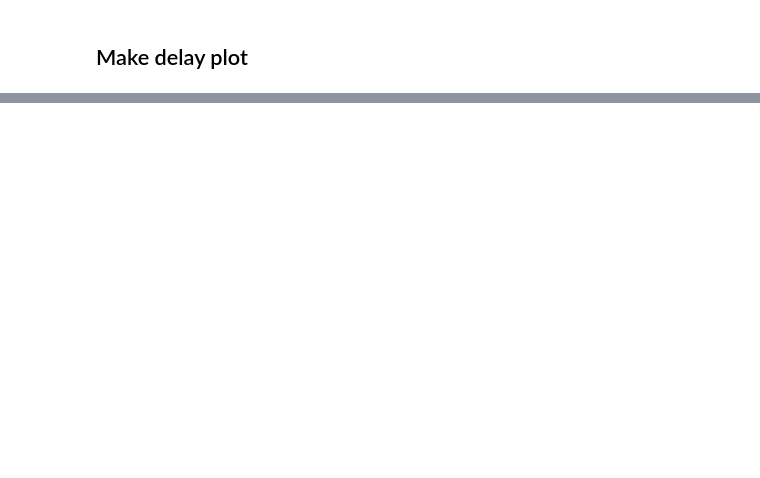
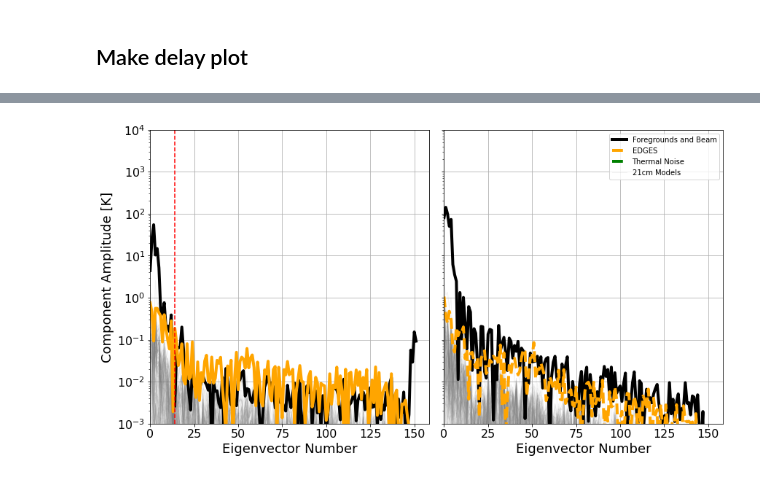
Before and after one commit to christianhbye/eigsep_misc, a Jupyter notebook: mock_vivaldi_analysis/mock_vivaldi_analysis_CHB.ipynb, the cells around one changed output, grey strips where cells are left out. Cells and saved outputs as stored; diff of their text form; code cells hidden in the pictures; blank space fills up the shorter version.

```diff
--- a/mock_vivaldi_analysis/mock_vivaldi_analysis_CHB.ipynb
+++ b/mock_vivaldi_analysis/mock_vivaldi_analysis_CHB.ipynb
@@ -156,10 +173,2 @@ plt.colorbar()
 # %% [markdown]
 ## Interpolate 21cm Models
-# %%
-# interpolate models to beam frequencies
-overlapping_nu_beams = (freqs_models.max() >= freqs_beam) & (freqs_beam >= freqs_models.min())
-#overlapping_nu_models = (freqs_beam.max() >= freqs_models) & (freqs_models >= freqs_beam.min())
-freqs = freqs_beam[overlapping_nu_beams]
-models = interp1d(freqs_models, models)(freqs)
-beams = beams[overlapping_nu_beams]
-beams_dish = beams_dish[overlapping_nu_beams]
@@ -453,13 +481,13 @@ axarr=[fig.add_axes([0.1, 0.1, .4-h_gap/2, .8]), fig.add_axes([.4+.1, 0.1, .4-h_
 plt.sca(axarr[0])
 plt.semilogy(np.abs(np.dot(V, rmodels.T))[:, ::10], lw=1, alpha=.1, color='grey')
 x = np.abs(np.dot(V, (idata_flattened[np.argmin(np.mean(idata_flattened, axis=1))] - reord).T))
-#threshold_fg = np.where(x < x.max()*1e-4)[0].min()
+threshold_fg = np.where(x < x.max()*1e-4)[0].min()
 plt.semilogy(x, 'k-', lw=4)
 plt.semilogy(np.abs(np.dot(V, reor)),color='orange', lw=4)
 plt.axhline(np.mean(np.abs(np.dot(Vd, (noise_flattened[np.argmin(np.mean(idata_flattened, axis=1))]).T))),
              ls='--', color='green', lw=4)
 #index_tm4 = np.argmin(np.dot(V, ))
-#plt.axvline(threshold_fg, color='r', ls='--')
+plt.axvline(threshold_fg, color='r', ls='--')
 plt.grid()
 #plt.gca().set_xticklabels([])
 plt.gca().tick_params(labelsize=16)
@@ -478,33 +506,35 @@ xd = np.abs(np.dot(Vd, (idata_flattened_dish[np.argmin(np.mean(idata_flattened_d
 threshold_fg_d = np.where(xd < xd.max()*1e-4)[0].min()
 
 l0=plt.semilogy(np.abs(np.dot(Vd, (idata_flattened_dish[np.argmin(np.mean(idata_flattened_dish, axis=1))] - reord).T)),
              'k-', lw=4)[0]
 l1=plt.semilogy(np.abs(np.dot(Vd, reord)),color='orange', lw=4, ls='--')[0]
 l2=plt.axhline(np.mean(np.abs(np.dot(Vd, (noise_flattened_dish[np.argmin(np.mean(idata_flattened_dish, axis=1))]).T))),
              color='green', ls='--', lw=4)
 
 plt.legend((l0, l1, l2, l3), ('Foregrounds and Beam', 'EDGES', 'Thermal Noise', '21cm Models'))
 plt.grid()
 plt.gca().tick_params(labelsize=16)
 #plt.axvline(threshold_fg_d, color='r', ls='--')
 
 plt.ylim(1e-3, 1e4)
 plt.xlim(0)
 plt.gca().set_yticklabels([])
 #plt.gca().set_xticklabels([])
 plt.xlabel('Eigenvector Number', fontsize=18)
 
 threshold_21cm = np.where(np.abs(np.sqrt(np.abs(Sm)) < .1 * np.sqrt(np.abs(Sm)).max()))[0].min()
 threshold_21cmd = np.where(np.abs(np.sqrt(np.abs(Smd)) < .1 * np.sqrt(np.abs(Smd)).max()))[0].min()
 
 
 
 plt.gcf().set_size_inches(14, 7)
 
 
 
 
 #plt.savefig('pc_plot.png', bbox_inches='tight')
+# %% [output]
+[figure, added]
 # %%
 plt.figure()
 bh = signal.blackmanharris(len(freqs))
```
Also changed, not shown: parts of 27 cells of this notebook.
